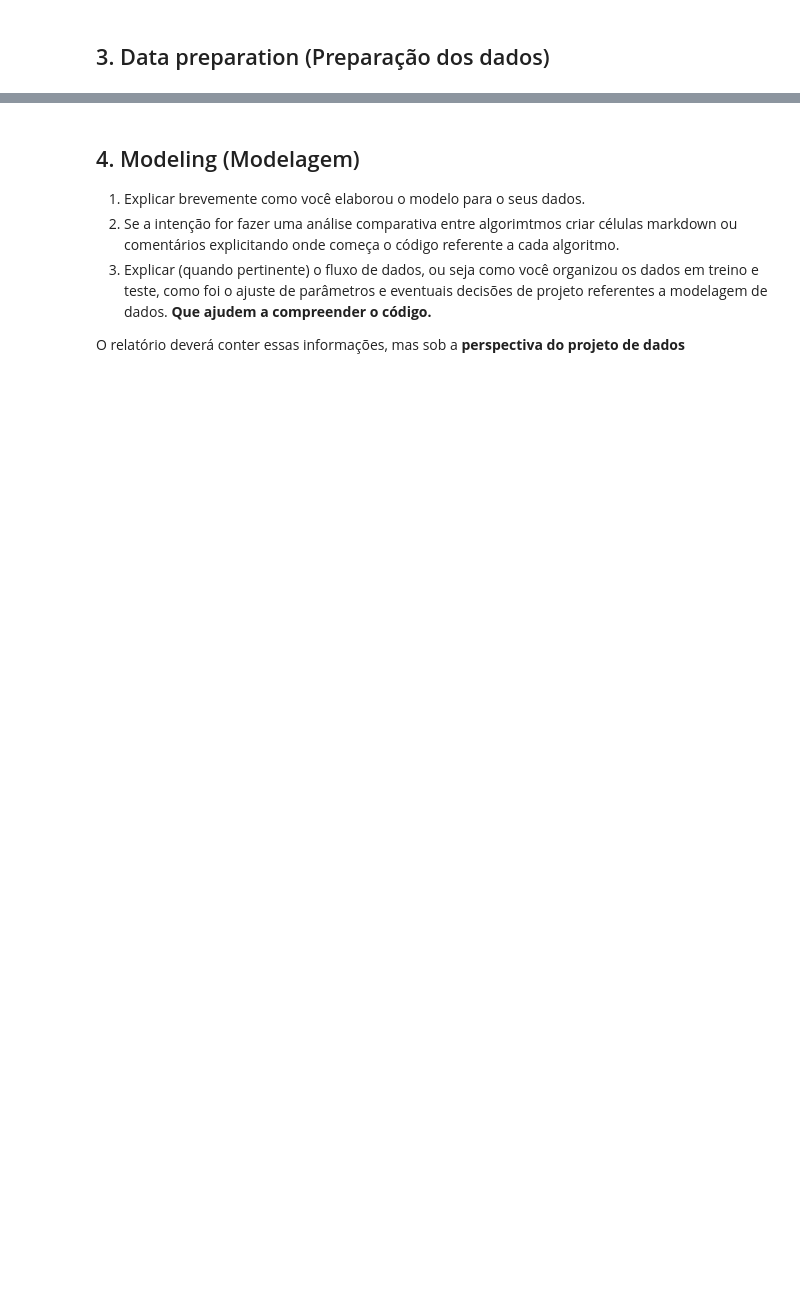
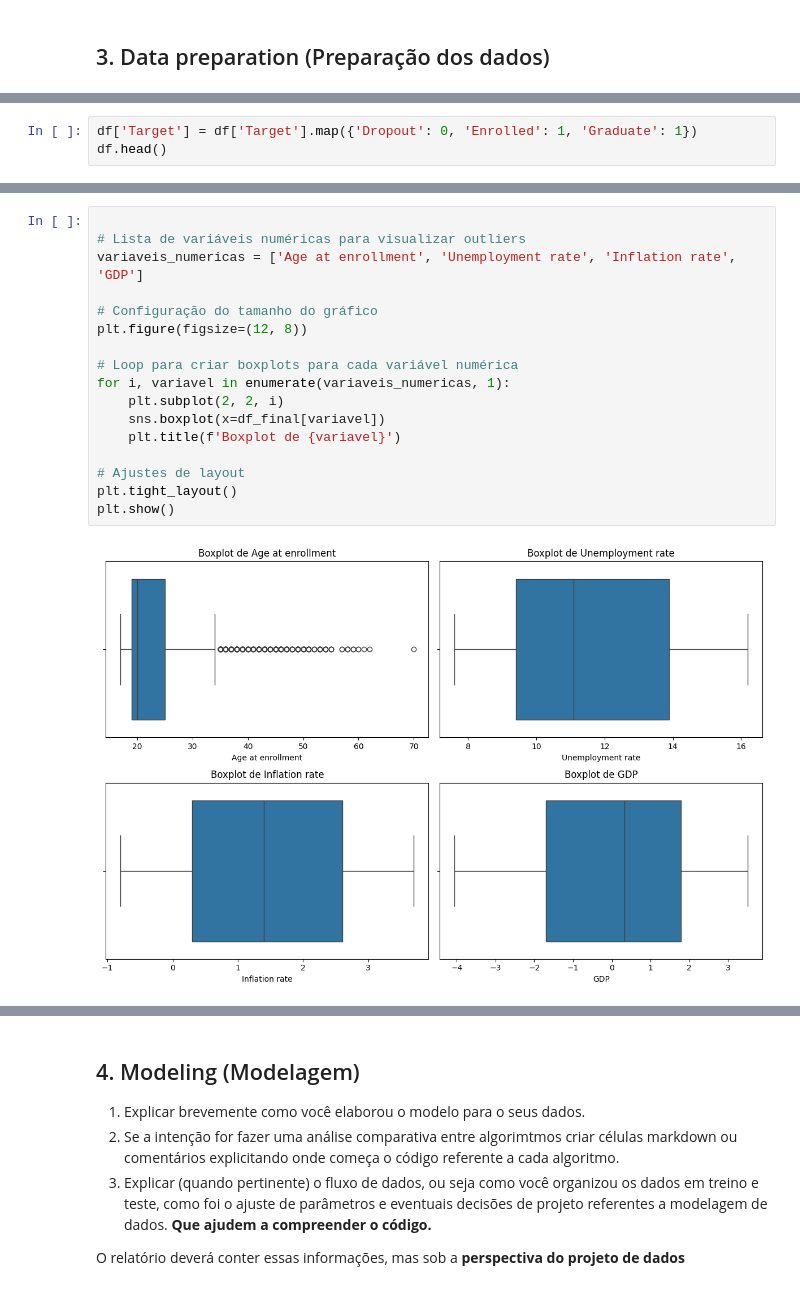
Before and after one commit to Chbmleao/DataMining-TP3, a Jupyter notebook: TP_Mineração_de_Dados.ipynb, the cells around one changed output, grey strips where cells are left out. Drawn from its saved outputs; the diff is of its cells as text; blank space fills up the shorter version.

```diff
--- a/TP_Mineração_de_Dados.ipynb
+++ b/TP_Mineração_de_Dados.ipynb
@@ -571,0 +599,3 @@ A coluna Desempenho na 2ª Semestre indica as notas das unidades curriculares no
+# %%
+df['Target'] = df['Target'].map({'Dropout': 0, 'Enrolled': 1, 'Graduate': 1})
+df.head()
@@ -571,0 +680,19 @@ A coluna Desempenho na 2ª Semestre indica as notas das unidades curriculares no
+# %%
+
+# Lista de variáveis numéricas para visualizar outliers
+variaveis_numericas = ['Age at enrollment', 'Unemployment rate', 'Inflation rate', 'GDP']
+
+# Configuração do tamanho do gráfico
+plt.figure(figsize=(12, 8))
+
+# Loop para criar boxplots para cada variável numérica
+for i, variavel in enumerate(variaveis_numericas, 1):
+    plt.subplot(2, 2, i)
+    sns.boxplot(x=df_final[variavel])
+    plt.title(f'Boxplot de {variavel}')
+
+# Ajustes de layout
+plt.tight_layout()
+plt.show()
+# %% [output]
+[figure, added]
```
Also changed, not shown: parts of 15 cells of this notebook.
